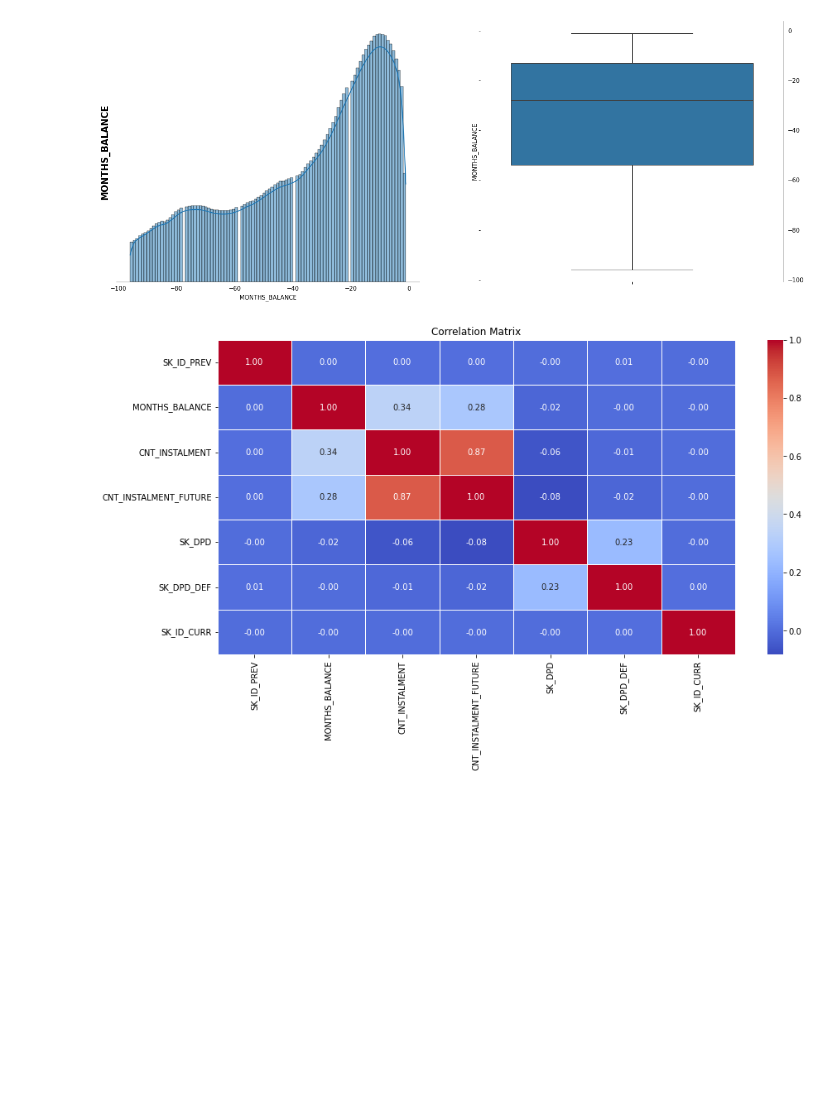
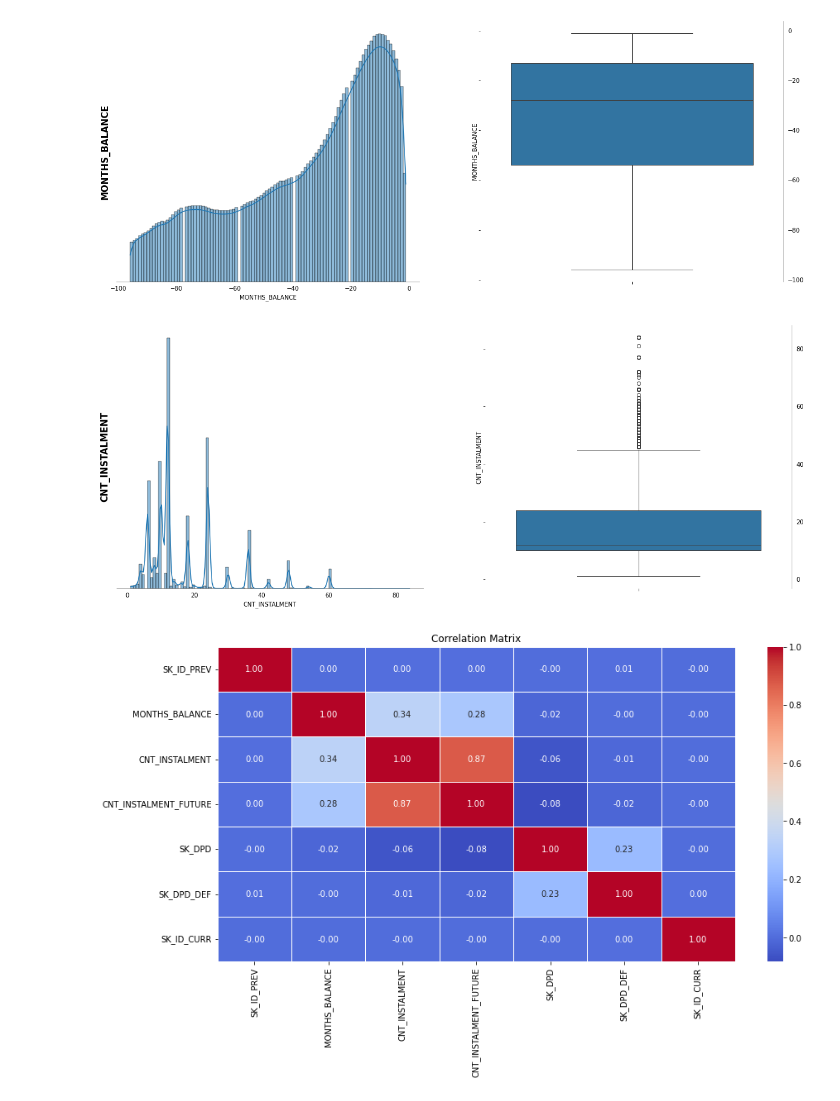
Before and after one commit to dunp7/Home-Default-Credit-Risk, a Jupyter notebook: Cleaning + EDA/POS_Cash_Balance.ipynb, the cells around one changed output. Cells and saved outputs as stored; diff of their text form; code cells hidden in the pictures; blank space fills up the shorter version.

```diff
--- a/Cleaning + EDA/POS_Cash_Balance.ipynb
+++ b/Cleaning + EDA/POS_Cash_Balance.ipynb
@@ -113,5 +115,10 @@ obj2 = Univariate_Analysis(df= pos , col= 'MONTHS_BALANCE', num= True)
 obj2.visualize()
 # %% [output]
 [figure]
+# %%
+obj3 = Univariate_Analysis(df= pos , col= 'CNT_INSTALMENT', num= True)
+obj3.visualize()
+# %% [output]
+[figure, added]
 # %%
 num = pos_check.numdf
```
Also changed, not shown: parts of 16 cells of this notebook, 2 other files.
